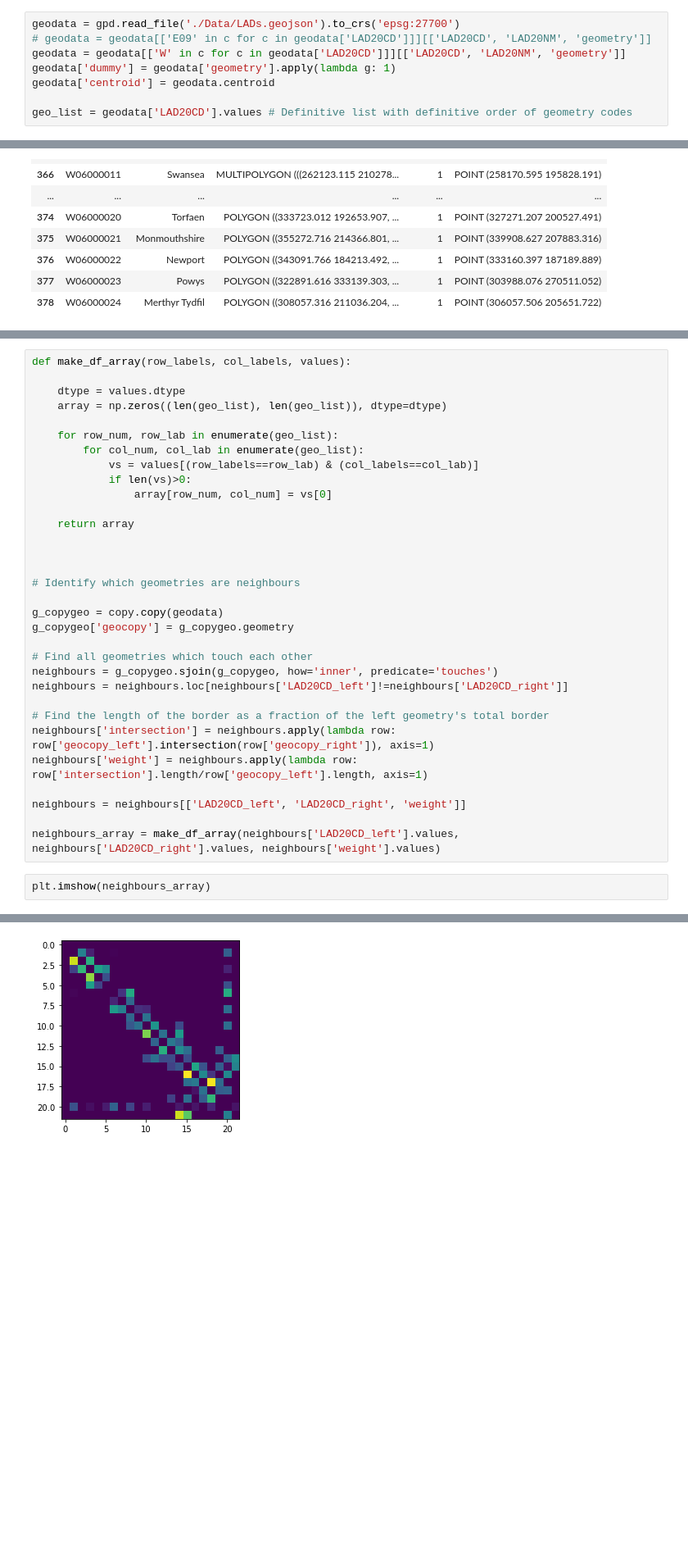
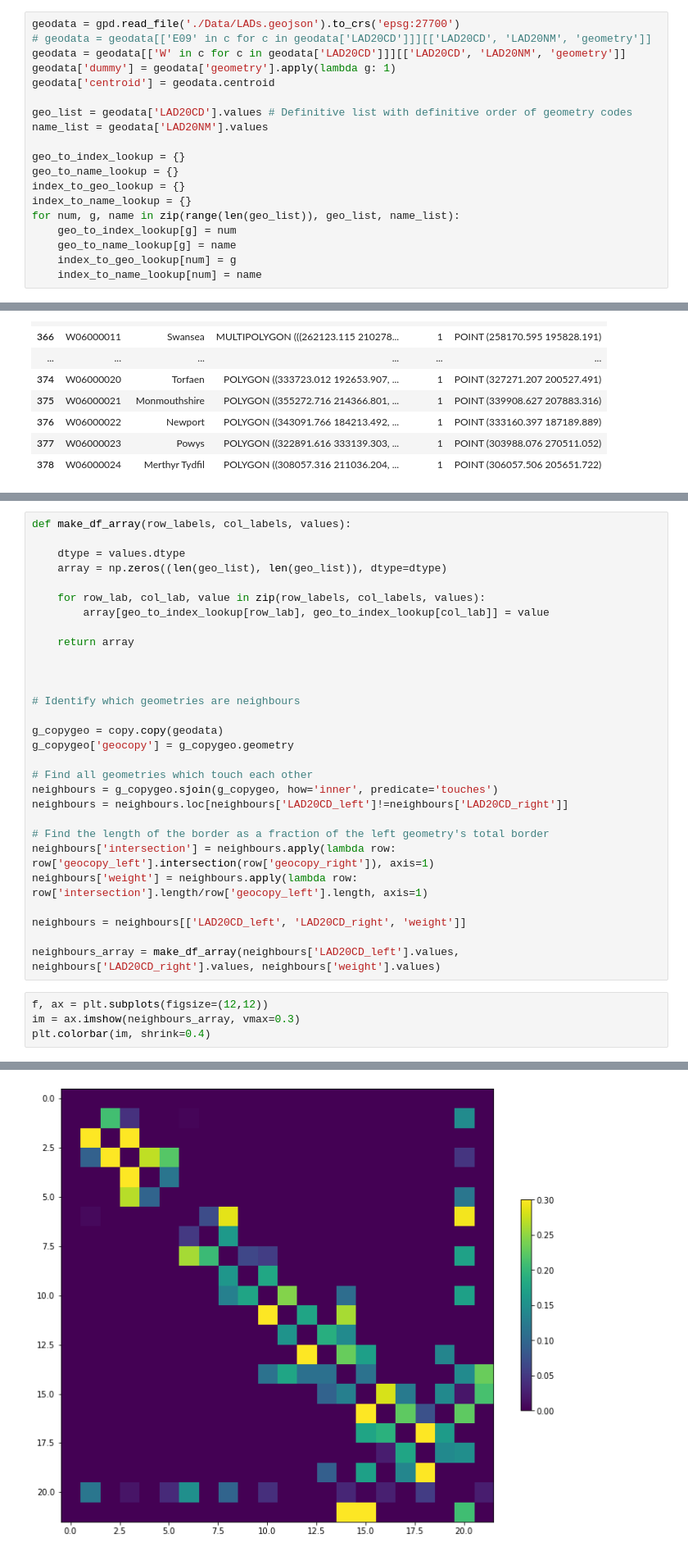
Before and after one commit to tompeterken-os/AutoCartogram, a Jupyter notebook: Vectorising.ipynb, the cells around one changed output, grey strips where cells are left out. Shown at 82% size. Drawn from its saved outputs; the diff is of its cells as text; blank space fills up the shorter version.

```diff
--- a/Vectorising.ipynb
+++ b/Vectorising.ipynb
@@ -21,6 +22,17 @@ geodata['dummy'] = geodata['geometry'].apply(lambda g: 1)
 geodata['centroid'] = geodata.centroid
 
 geo_list = geodata['LAD20CD'].values # Definitive list with definitive order of geometry codes
+name_list = geodata['LAD20NM'].values
+
+geo_to_index_lookup = {}
+geo_to_name_lookup = {}
+index_to_geo_lookup = {}
+index_to_name_lookup = {}
+for num, g, name in zip(range(len(geo_list)), geo_list, name_list):
+    geo_to_index_lookup[g] = num
+    geo_to_name_lookup[g] = name
+    index_to_geo_lookup[num] = g
+    index_to_name_lookup[num] = name
 # %%
 geodata.plot()
 # %% [output]
@@ -71,11 +64,8 @@ def make_df_array(row_labels, col_labels, values):
     dtype = values.dtype
     array = np.zeros((len(geo_list), len(geo_list)), dtype=dtype)
 
-    for row_num, row_lab in enumerate(geo_list):
-        for col_num, col_lab in enumerate(geo_list):
-            vs = values[(row_labels==row_lab) & (col_labels==col_lab)]
-            if len(vs)>0:
-                array[row_num, col_num] = vs[0]
+    for row_lab, col_lab, value in zip(row_labels, col_labels, values):
+        array[geo_to_index_lookup[row_lab], geo_to_index_lookup[col_lab]] = value
 
     return array
 
@@ -98,5 +88,7 @@ neighbours = neighbours[['LAD20CD_left', 'LAD20CD_right', 'weight']]
 
 neighbours_array = make_df_array(neighbours['LAD20CD_left'].values, neighbours['LAD20CD_right'].values, neighbours['weight'].values)
 # %%
-plt.imshow(neighbours_array)
+f, ax = plt.subplots(figsize=(12,12))
+im = ax.imshow(neighbours_array, vmax=0.3)
+plt.colorbar(im, shrink=0.4)
 # %% [output]
@@ -104,4 +96,4 @@ plt.imshow(neighbours_array)
-[figure, old version]
+[figure, new version]
 # %%
 # Measure the distance between each pair of geometries
 
```
Also changed, not shown: parts of 20 cells of this notebook.
